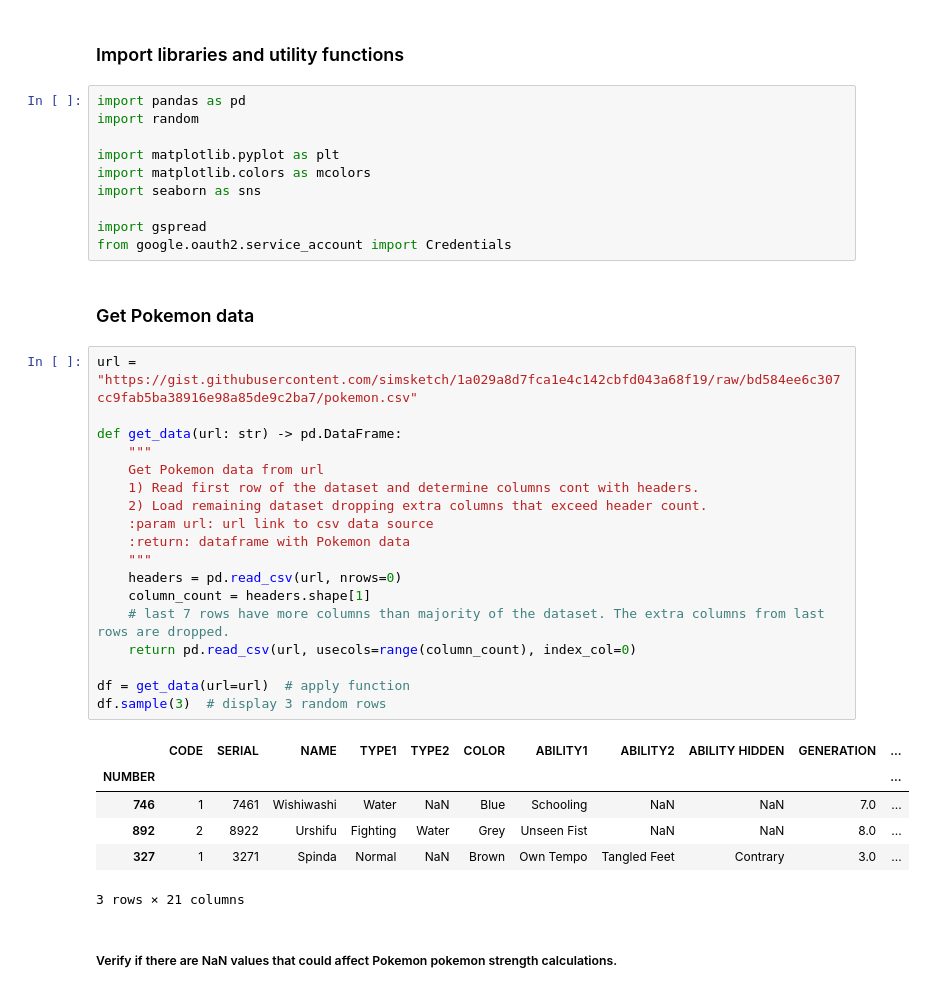
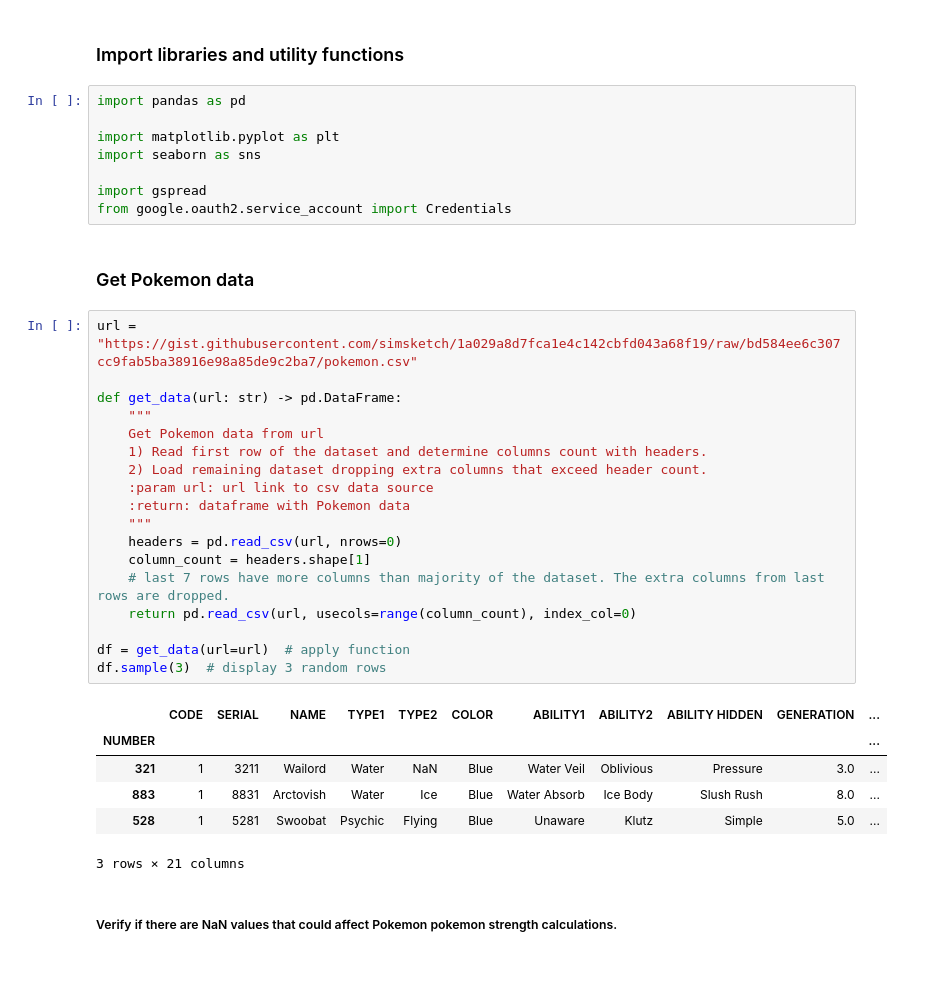
Before and after one commit to ButrosV/scandiweb-hw, a Jupyter notebook: best_pokemon.ipynb, the cells around one changed output. Drawn from its saved outputs; the diff is of its cells as text.

Commit message:
removed redundant imports and edited docstrings in best_pokemon.ipynb

```diff
--- a/best_pokemon.ipynb
+++ b/best_pokemon.ipynb
@@ -9,10 +9,8 @@
 ### Import libraries and utility functions
 # %%
 import pandas as pd
-import random
 
 import matplotlib.pyplot as plt
-import matplotlib.colors as mcolors
 import seaborn as sns
 
 import gspread
@@ -22,27 +20,27 @@ from google.oauth2.service_account import Credentials
 # %%
 url = "https://gist.githubusercontent.com/simsketch/1a029a8d7fca1e4c142cbfd043a68f19/raw/bd584ee6c307cc9fab5ba38916e98a85de9c2ba7/pokemon.csv"
 
 def get_data(url: str) -> pd.DataFrame:
     """
     Get Pokemon data from url
-    1) Read first row of the dataset and determine columns cont with headers.
+    1) Read first row of the dataset and determine columns count with headers.
     2) Load remaining dataset dropping extra columns that exceed header count.
     :param url: url link to csv data source
     :return: dataframe with Pokemon data
     """
     headers = pd.read_csv(url, nrows=0)
     column_count = headers.shape[1]
     # last 7 rows have more columns than majority of the dataset. The extra columns from last rows are dropped.
     return pd.read_csv(url, usecols=range(column_count), index_col=0)
 
 df = get_data(url=url)  # apply function
 df.sample(3)  # display 3 random rows
 # %% [output]
 |  | CODE | SERIAL | NAME | TYPE1 | TYPE2 | COLOR | ABILITY1 | ABILITY2 | ABILITY HIDDEN | GENERATION | ... |
 | NUMBER |  |  |  |  |  |  |  |  |  |  | ... |
-| 746 | 1 | 7461 | Wishiwashi | Water | NaN | Blue | Schooling | NaN | NaN | 7.0 | ... |
-| 892 | 2 | 8922 | Urshifu | Fighting | Water | Grey | Unseen Fist | NaN | NaN | 8.0 | ... |
-| 327 | 1 | 3271 | Spinda | Normal | NaN | Brown | Own Tempo | Tangled Feet | Contrary | 3.0 | ... |
+| 321 | 1 | 3211 | Wailord | Water | NaN | Blue | Water Veil | Oblivious | Pressure | 3.0 | ... |
+| 883 | 1 | 8831 | Arctovish | Water | Ice | Blue | Water Absorb | Ice Body | Slush Rush | 8.0 | ... |
+| 528 | 1 | 5281 | Swoobat | Psychic | Flying | Blue | Unaware | Klutz | Simple | 5.0 | ... |
 3 rows × 21 columns
 # %% [markdown]
 ##### Verify if there are NaN values that could affect Pokemon pokemon strength calculations.
```
Also changed, not shown: parts of 3 cells of this notebook.
